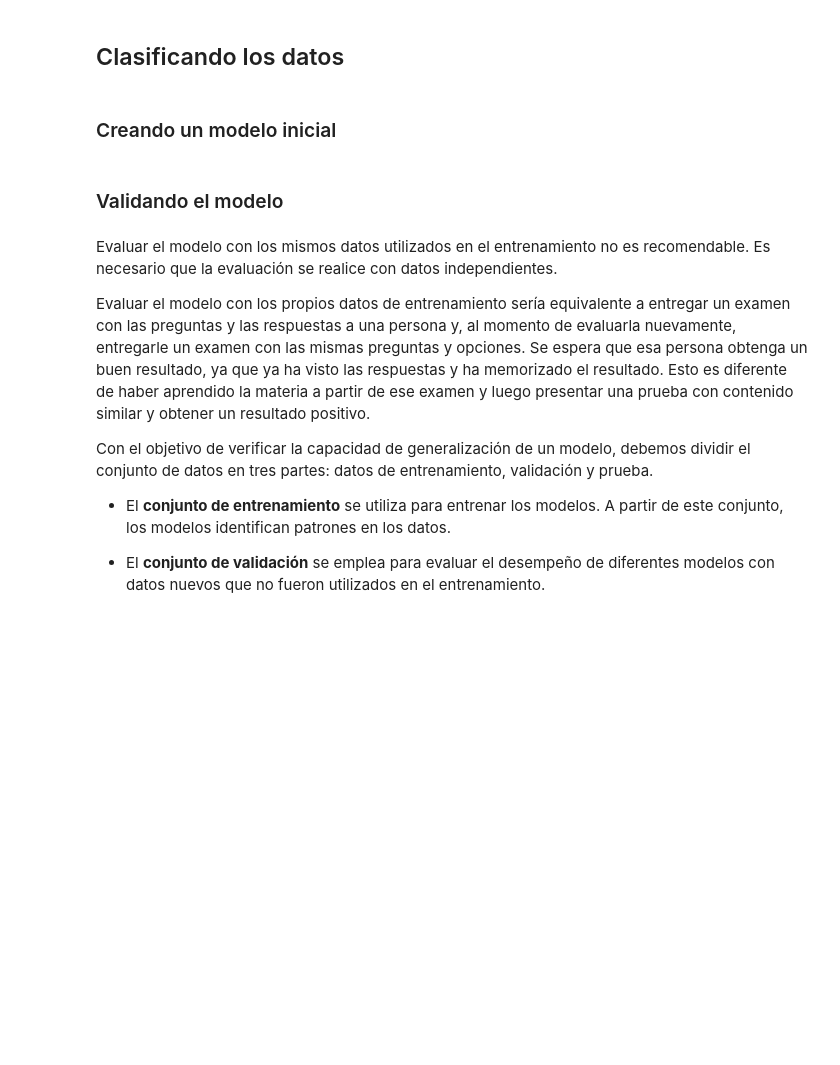
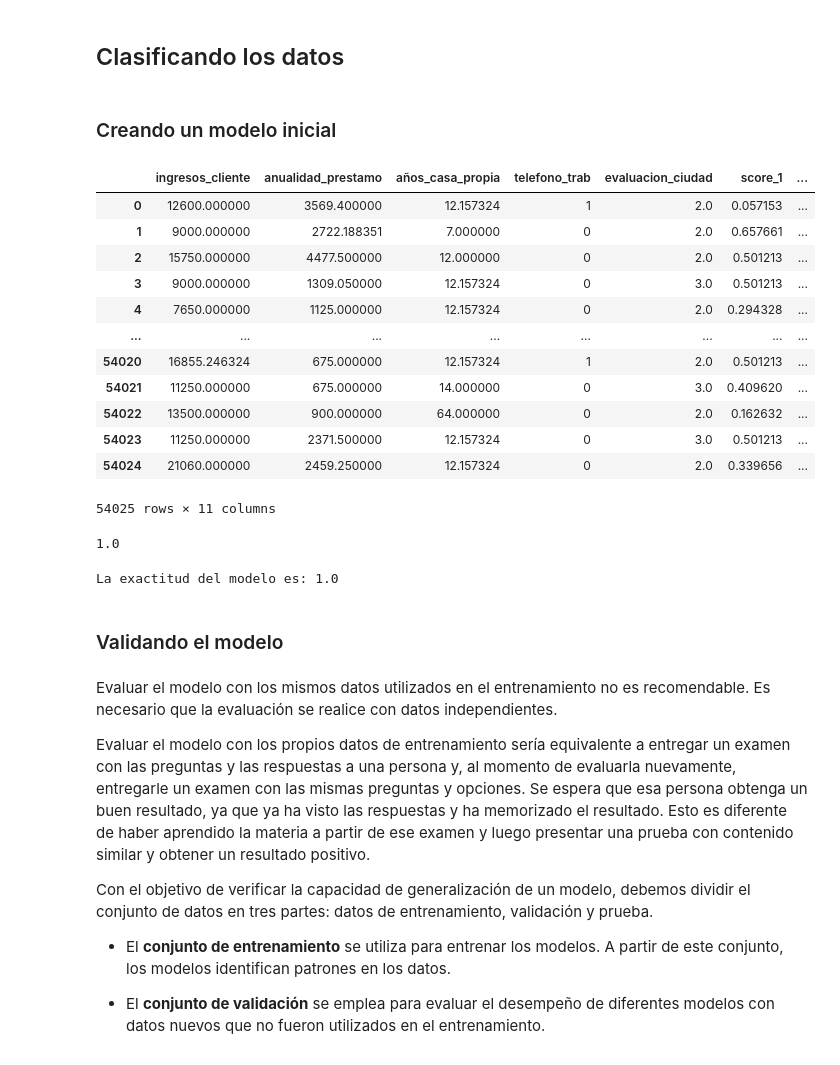
Before and after one commit to dpenamoya-ops/ML-Clasificaci-n-validaci-n-m-tricas-de-evaluaci-n, a Jupyter notebook: Clasificacion_validacion_y_metricas.ipynb, the cells around one changed output. Cells and saved outputs as stored; diff of their text form; code cells hidden in the pictures; blank space fills up the shorter version.

```diff
--- a/Clasificacion_validacion_y_metricas.ipynb
+++ b/Clasificacion_validacion_y_metricas.ipynb
@@ -18,0 +19,18 @@ sdfasdf
+# %%
+datos = pd.read_csv('https://raw.githubusercontent.com/dpenamoya-ops/ML-Clasificaci-n-validaci-n-m-tricas-de-evaluaci-n/refs/heads/main/prestacar.csv')
+# %%
+datos
+# %% [output]
+|  | ingresos_cliente | anualidad_prestamo | años_casa_propia | telefono_trab | evaluacion_ciudad | score_1 | ... |
+| 0 | 12600.000000 | 3569.400000 | 12.157324 | 1 | 2.0 | 0.057153 | ... |
+| 1 | 9000.000000 | 2722.188351 | 7.000000 | 0 | 2.0 | 0.657661 | ... |
+| 2 | 15750.000000 | 4477.500000 | 12.000000 | 0 | 2.0 | 0.501213 | ... |
+| 3 | 9000.000000 | 1309.050000 | 12.157324 | 0 | 3.0 | 0.501213 | ... |
+| 4 | 7650.000000 | 1125.000000 | 12.157324 | 0 | 2.0 | 0.294328 | ... |
+| ... | ... | ... | ... | ... | ... | ... | ... |
+| 54020 | 16855.246324 | 675.000000 | 12.157324 | 1 | 2.0 | 0.501213 | ... |
+| 54021 | 11250.000000 | 675.000000 | 14.000000 | 0 | 3.0 | 0.409620 | ... |
+| 54022 | 13500.000000 | 900.000000 | 64.000000 | 0 | 2.0 | 0.162632 | ... |
+| 54023 | 11250.000000 | 2371.500000 | 12.157324 | 0 | 3.0 | 0.501213 | ... |
+| 54024 | 21060.000000 | 2459.250000 | 12.157324 | 0 | 2.0 | 0.339656 | ... |
+54025 rows × 11 columns
@@ -19,3 +40,15 @@ sdfasdf
+# %%
+from sklearn.tree import DecisionTreeClassifier
+
+modelo = DecisionTreeClassifier()
+modelo.fit(X,y)
+modelo.score(X,y)
+# %% [output]
+1.0
+# %%
+print(f'La exactitud del modelo es: {modelo.score(X,y)}')
+# %% [output]
+La exactitud del modelo es: 1.0
 # %% [markdown]
 ### Validando el modelo
 # %% [markdown]
```
Also changed, not shown: parts of 4 cells of this notebook.
